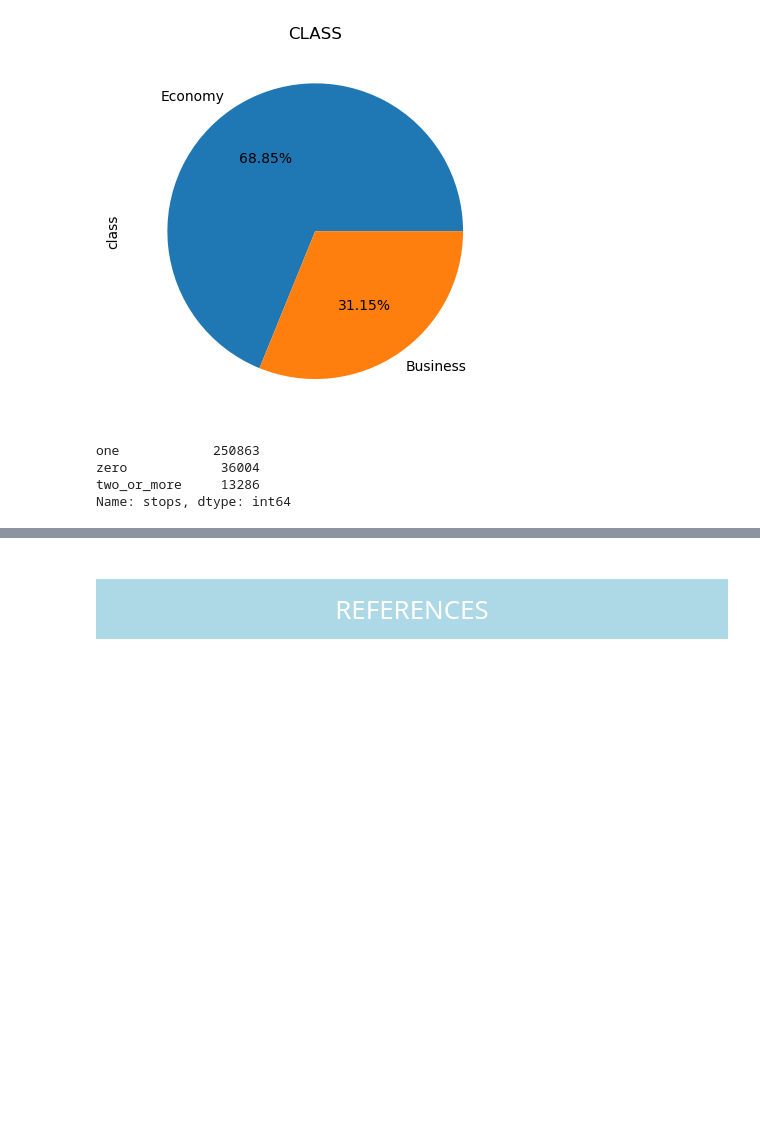
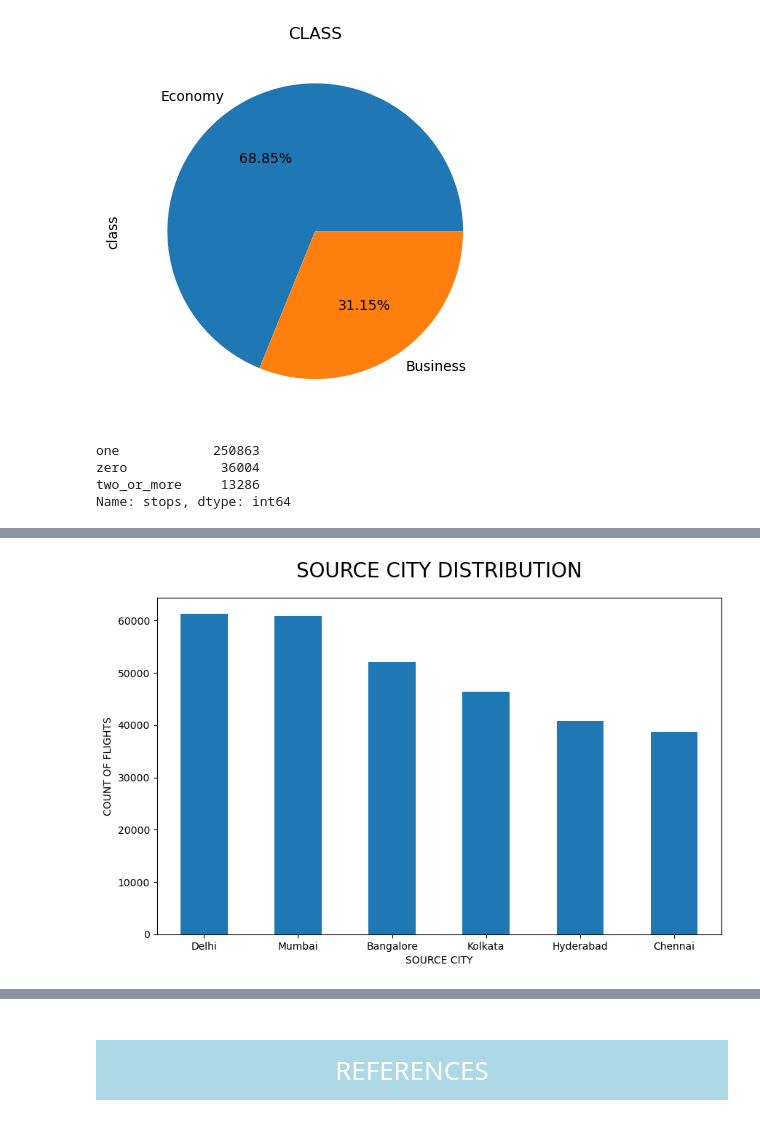
Before and after one commit to JulianaCBrum/MACHINE-LEARNING-, a Jupyter notebook: CA1_ML_Sem2.ipynb, the cells around one changed output, grey strips where cells are left out. Saved outputs shown, nothing was run; the diff lists cells and outputs as text; code cells hidden in the pictures; blank space fills up the shorter version.

```diff
--- a/CA1_ML_Sem2.ipynb
+++ b/CA1_ML_Sem2.ipynb
@@ -458,0 +482,15 @@ Name: stops, dtype: int64
+# %%
+import matplotlib.pyplot as plt
+
+value_counts_series = df2['source_city'].value_counts()
+value_counts_series.plot(kind='bar', figsize=(10, 6))
+
+
+plt.xlabel('SOURCE CITY')
+plt.ylabel('COUNT OF FLIGHTS')
+plt.title('SOURCE CITY DISTRIBUTION', pad=20, fontsize=20)
+plt.xticks(rotation=0)
+
+plt.show()
+# %% [output]
+[figure, added]
```
Also changed, not shown: parts of 8 cells of this notebook.
